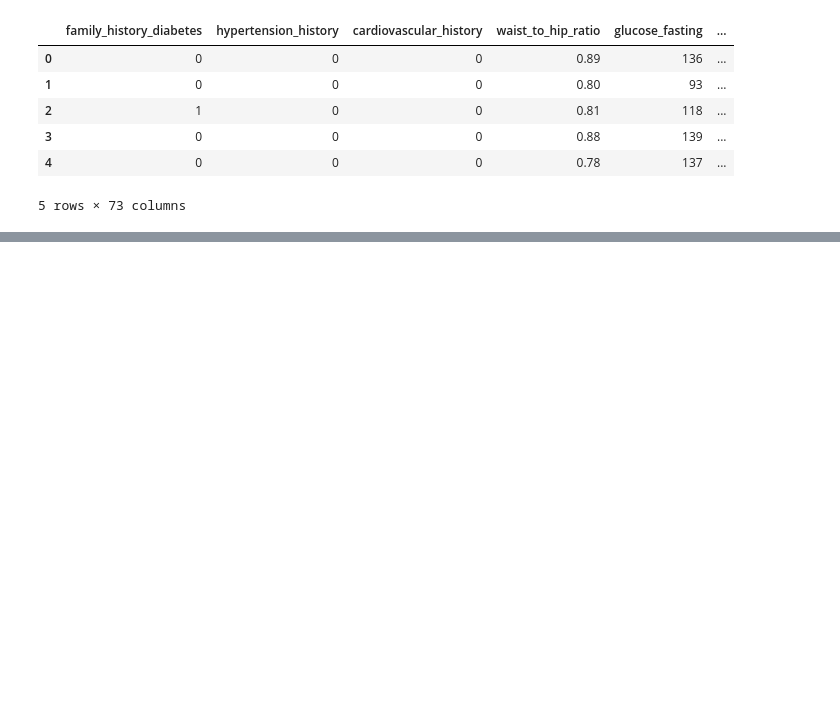
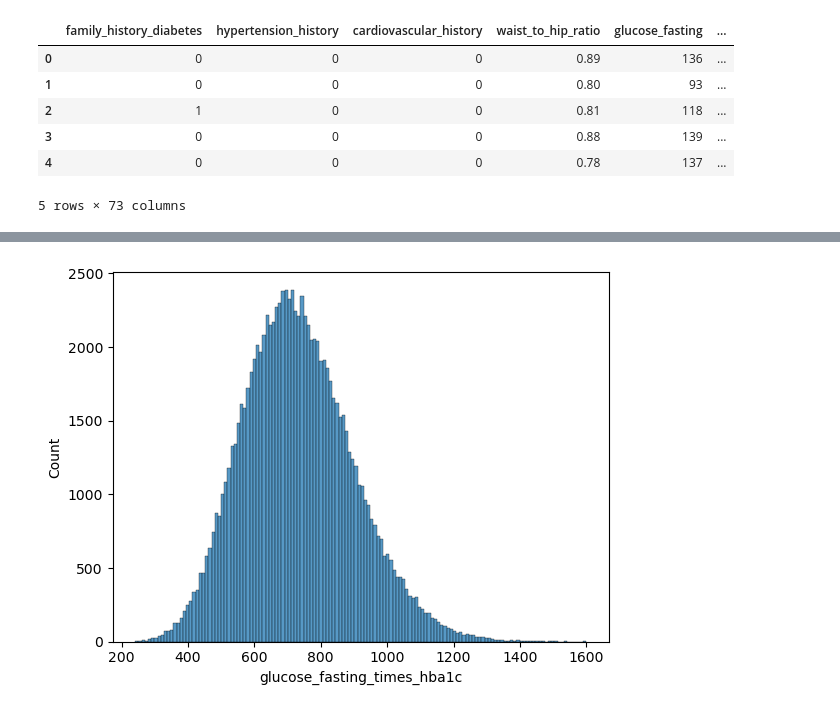
Before and after one commit to Sebastijan-Dominis/diabetes-insight, a Jupyter notebook: training/diabetes_data_preparation.ipynb, the cells around one changed output, grey strips where cells are left out. Cells and saved outputs as stored; diff of their text form; code cells hidden in the pictures; blank space fills up the shorter version.

```diff
--- a/training/diabetes_data_preparation.ipynb
+++ b/training/diabetes_data_preparation.ipynb
@@ -263,0 +276,4 @@ df_eng.head()
+# %%
+sns.histplot(df_eng["glucose_fasting_times_hba1c"]);
+# %% [output]
+[figure, added]
```
Also changed, not shown: parts of 7 cells of this notebook, 3 other files.
